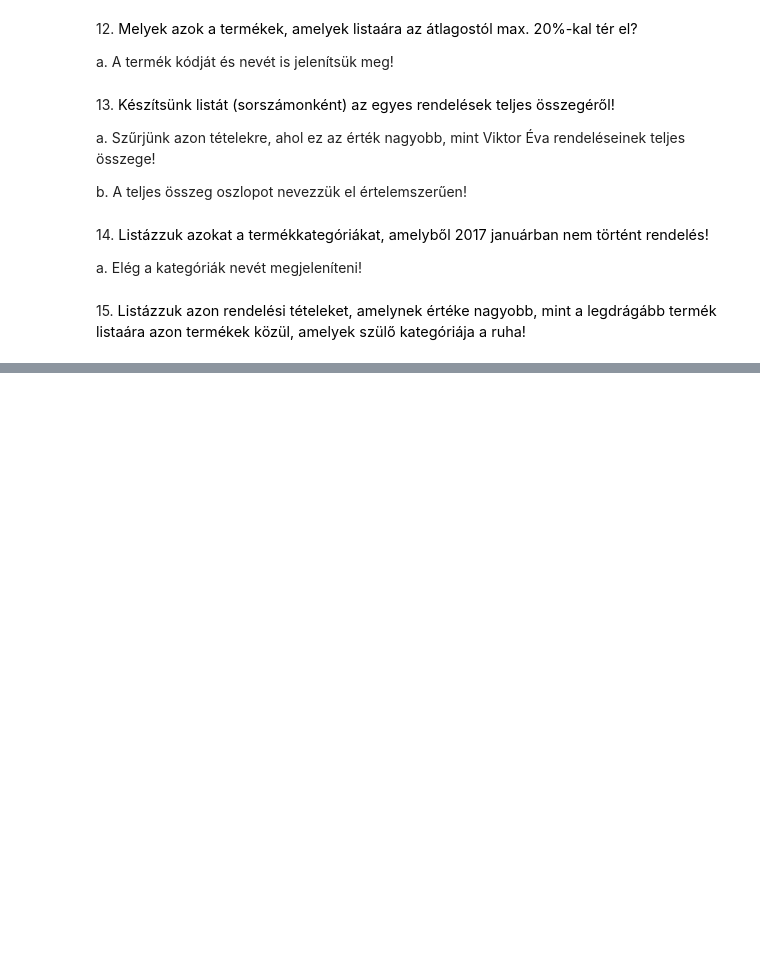
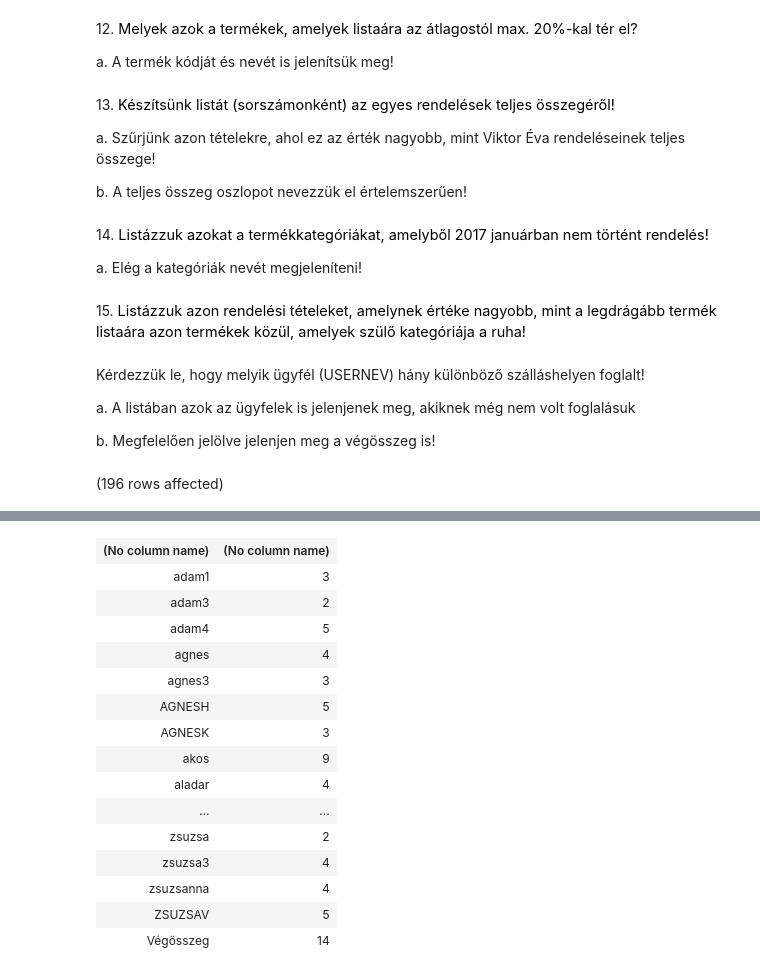
Before and after one commit to wkata/sql_gyak, a Jupyter notebook: gyak6/gyakorlat06_feladatok.ipynb, the cells around one changed output, grey strips where cells are left out. Drawn from its saved outputs; the diff is of its cells as text; code cells hidden in the pictures; blank space fills up the shorter version.

```diff
--- a/gyak6/gyakorlat06_feladatok.ipynb
+++ b/gyak6/gyakorlat06_feladatok.ipynb
@@ -122,3 +172,20 @@ b. A teljes összeg oszlopot nevezzük el értelemszerűen!
 a. Elég a kategóriák nevét megjeleníteni!
 # %% [markdown]
 15. <span style="background-color: rgb(255, 255, 255); color: rgb(0, 0, 0); font-family: &quot;Open Sans&quot;, sans-serif; font-size: 14.44px;">Listázzuk azon rendelési tételeket, amelynek értéke nagyobb, mint a legdrágább termék listaára azon termékek közül, amelyek szülő kategóriája a ruha!</span>
+# %% [markdown]
+Kérdezzük le, hogy melyik ügyfél (USERNEV) hány különböző szálláshelyen foglalt!
+
+a. A listában azok az ügyfelek is jelenjenek meg, akiknek még nem volt foglalásuk
+
+b. Megfelelően jelölve jelenjen meg a végösszeg is!
+# %%
+-- Mintazh
+
+SELECT IIF(GROUPING_ID(USERNEV)=1,'Végösszeg', v.usernev),
+       COUNT( DISTINCT szh.SZALLAS_ID )
+FROM vendeg v left join foglalas f ON v.USERNEV=f.UGYFEL_FK
+                join szoba sz on sz.SZOBA_ID=f.SZOBA_FK
+                join szallashely szh ON sz.SZALLAS_FK=szh.SZALLAS_ID
+GROUP BY ROLLUP (v.USERNEV)
+# %% [output]
+(196 rows affected)
@@ -124,0 +193,16 @@ a. Elég a kategóriák nevét megjeleníteni!
+| (No column name) | (No column name) |
+| adam1 | 3 |
+| adam3 | 2 |
+| adam4 | 5 |
+| agnes | 4 |
+| agnes3 | 3 |
+| AGNESH | 5 |
+| AGNESK | 3 |
+| akos | 9 |
+| aladar | 4 |
+| ... | ... |
+| zsuzsa | 2 |
+| zsuzsa3 | 4 |
+| zsuzsanna | 4 |
+| ZSUZSAV | 5 |
+| Végösszeg | 14 |
```
Also changed, not shown: parts of 7 cells of this notebook.
